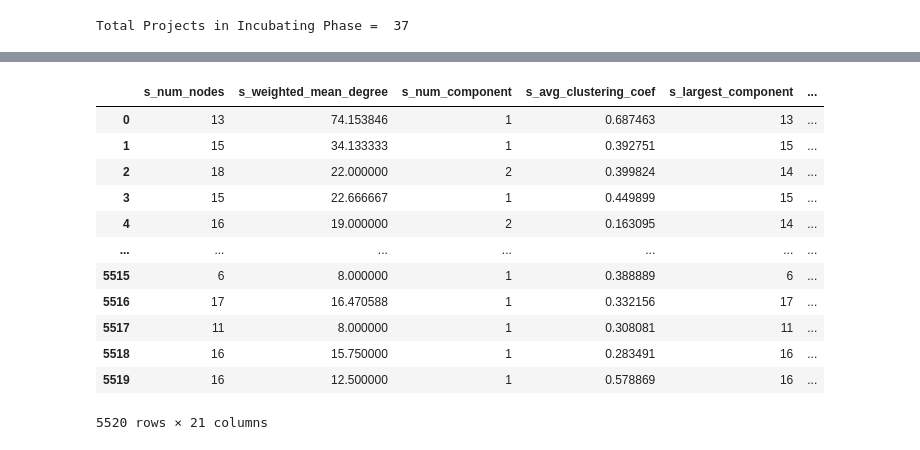
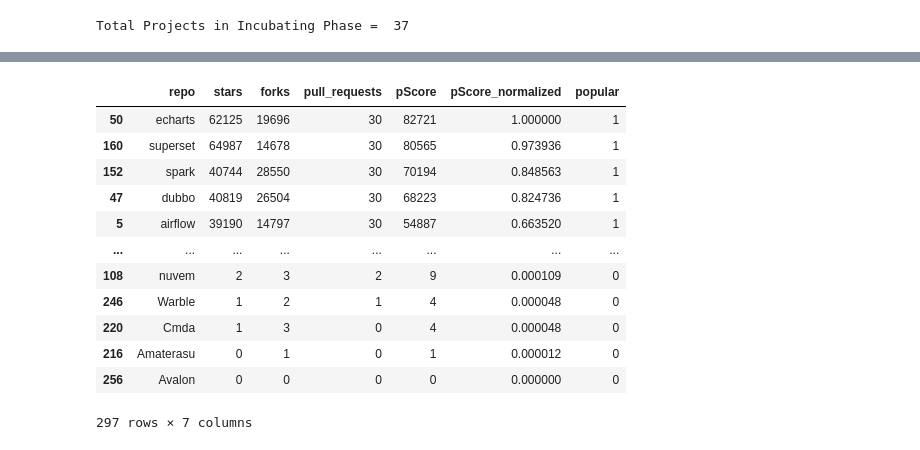
Before and after one commit to haseebshaik00/SEProject-Team4-The-Popularity-Paradigm, a Jupyter notebook: preprocessing.ipynb, the cells around one changed output, grey strips where cells are left out. Saved outputs shown, nothing was run; the diff lists cells and outputs as text; code cells hidden in the pictures.

```diff
--- a/preprocessing.ipynb
+++ b/preprocessing.ipynb
@@ -221,6 +443,7 @@ Error fetching data for yunikorn: 404 Client Error: Not Found for url: https://a
 import requests
 import json
 import os
+from config import GITHUB_TOKEN
 
 reposIncubating = {
     "Annotator": "incubator-annotator",
@@ -247,9 +470,7 @@ reposIncubating = {
 }
 
 GITHUB_API_URL = "https://api.github.com/repos/apache/{}"
-GITHUB_TOKEN = " "
 headers = {"Authorization": f"Bearer {GITHUB_TOKEN}"}
-
 repo_data = {}
 
 if os.path.exists("repo_data_incubating.json"):
@@ -289,9 +510,9 @@ for key, repo in reposIncubating.items():
     except requests.exceptions.RequestException as e:
         print(f"Error fetching data for {key}: {e}")
         failed_repos.append({"repo": key, "error": str(e)})
-with open("repo_data_incubating.json", "w") as f:
+with open("./datasets/5-repo_data_incubating.json", "w") as f:
     json.dump(repo_data, f, indent=4)
-with open("failed_repos_incubating.json", "w") as f:
+with open("./datasets/6-failed_repos_incubating.json", "w") as f:
     json.dump(failed_repos, f, indent=4)
 # %% [output]
 Annotator incubator-annotator
@@ -488,6 +562,7 @@ Repo: Beehive, Stars: 1, Forks: 1, PRs: 5
 import json
 import pandas as pd
 
+# Calculate pScore
 def load_and_process(filename):
     with open(filename, "r") as file:
         try:
@@ -498,18 +573,14 @@ def load_and_process(filename):
                 raise ValueError(f"Unexpected format in {filename}: {type(data)}")
         except json.JSONDecodeError:
             raise ValueError(f"Error loading {filename}: Invalid JSON format")
-
     for repo in data:
         repo["pScore"] = repo["stars"] + repo["forks"] + (repo["pull_requests"] ** 2)
-
     return data
 
-repo_data_1 = load_and_process("repo_data.json")
-repo_data_2 = load_and_process("repo_data_incubating.json")
+repo_data_1 = load_and_process("./datasets/3-repo_data.json")
+repo_data_2 = load_and_process("./datasets/5-repo_data_incubating.json")
 merged_data = repo_data_1 + repo_data_2
 
 df = pd.DataFrame(merged_data)
 df_sorted = df.sort_values(by="pScore", ascending=False)
-df_sorted["popular"] = 0
-df_sorted.iloc[:150, df_sorted.columns.get_loc("popular")] = 1
-df_sorted.to_json("sorted_repo_data.json", orient="records", indent=4)
+display(df_sorted)
@@ -532,32 +601,24 @@ display(df_sorted)
-# %%
-import pandas as pd
-import json
-
-with open("sorted_repo_data.json", "r") as file:
-    repo_data = json.load(file)
-
-df_sorted = pd.DataFrame(repo_data)
-df_clean = pd.read_csv("clean-apache-network-data.csv")
-df_sorted["repo_lower"] = df_sorted["repo"].str.lower()
-df_clean["proj_name_lower"] = df_clean["proj_name"].str.lower()
-df_merged = df_clean.merge(df_sorted, left_on="proj_name_lower", right_on="repo_lower", how="inner")
-df_merged.drop(columns=["repo", "proj_name_lower", "repo_lower"], inplace=True)
-df_merged.to_csv("final-dataset.csv", index=False)
-# %%
-import pandas as pd
-df_final = pd.read_csv("final-dataset.csv")
-display(df_final)
-# %% [output]
-|  | s_num_nodes | s_weighted_mean_degree | s_num_component | s_avg_clustering_coef | s_largest_component | ... |
-| 0 | 13 | 74.153846 | 1 | 0.687463 | 13 | ... |
-| 1 | 15 | 34.133333 | 1 | 0.392751 | 15 | ... |
-| 2 | 18 | 22.000000 | 2 | 0.399824 | 14 | ... |
-| 3 | 15 | 22.666667 | 1 | 0.449899 | 15 | ... |
-| 4 | 16 | 19.000000 | 2 | 0.163095 | 14 | ... |
-| ... | ... | ... | ... | ... | ... | ... |
-| 5515 | 6 | 8.000000 | 1 | 0.388889 | 6 | ... |
-| 5516 | 17 | 16.470588 | 1 | 0.332156 | 17 | ... |
-| 5517 | 11 | 8.000000 | 1 | 0.308081 | 11 | ... |
-| 5518 | 16 | 15.750000 | 1 | 0.283491 | 16 | ... |
-| 5519 | 16 | 12.500000 | 1 | 0.578869 | 16 | ... |
-5520 rows × 21 columns
+# %%
+# Calculate pScore_normalized and popularity
+min_score = df_sorted['pScore'].min()
+max_score = df_sorted['pScore'].max()
+df_sorted_norm = df_sorted
+df_sorted_norm['pScore_normalized'] = (df_sorted['pScore'] - min_score) / (max_score - min_score)
+# df_sorted_norm['popular'] = df_sorted['pScore_normalized'].apply(lambda x: 1 if x >= 0.5 else 0)
+threshold = df_sorted_norm['pScore_normalized'].quantile(0.30)  # Adjust this value as per requirement
+df_sorted_norm['popular'] = df_sorted_norm['pScore_normalized'].apply(lambda x: 1 if x >= threshold else 0)
+display(df_sorted_norm)
+# %% [output]
+|  | repo | stars | forks | pull_requests | pScore | pScore_normalized | popular |
+| 50 | echarts | 62125 | 19696 | 30 | 82721 | 1.000000 | 1 |
+| 160 | superset | 64987 | 14678 | 30 | 80565 | 0.973936 | 1 |
+| 152 | spark | 40744 | 28550 | 30 | 70194 | 0.848563 | 1 |
+| 47 | dubbo | 40819 | 26504 | 30 | 68223 | 0.824736 | 1 |
+| 5 | airflow | 39190 | 14797 | 30 | 54887 | 0.663520 | 1 |
+| ... | ... | ... | ... | ... | ... | ... | ... |
+| 108 | nuvem | 2 | 3 | 2 | 9 | 0.000109 | 0 |
+| 246 | Warble | 1 | 2 | 1 | 4 | 0.000048 | 0 |
+| 220 | Cmda | 1 | 3 | 0 | 4 | 0.000048 | 0 |
+| 216 | Amaterasu | 0 | 1 | 0 | 1 | 0.000012 | 0 |
+| 256 | Avalon | 0 | 0 | 0 | 0 | 0.000000 | 0 |
+297 rows × 7 columns
```
Also changed, not shown: parts of 30 cells of this notebook, 11 other files.
